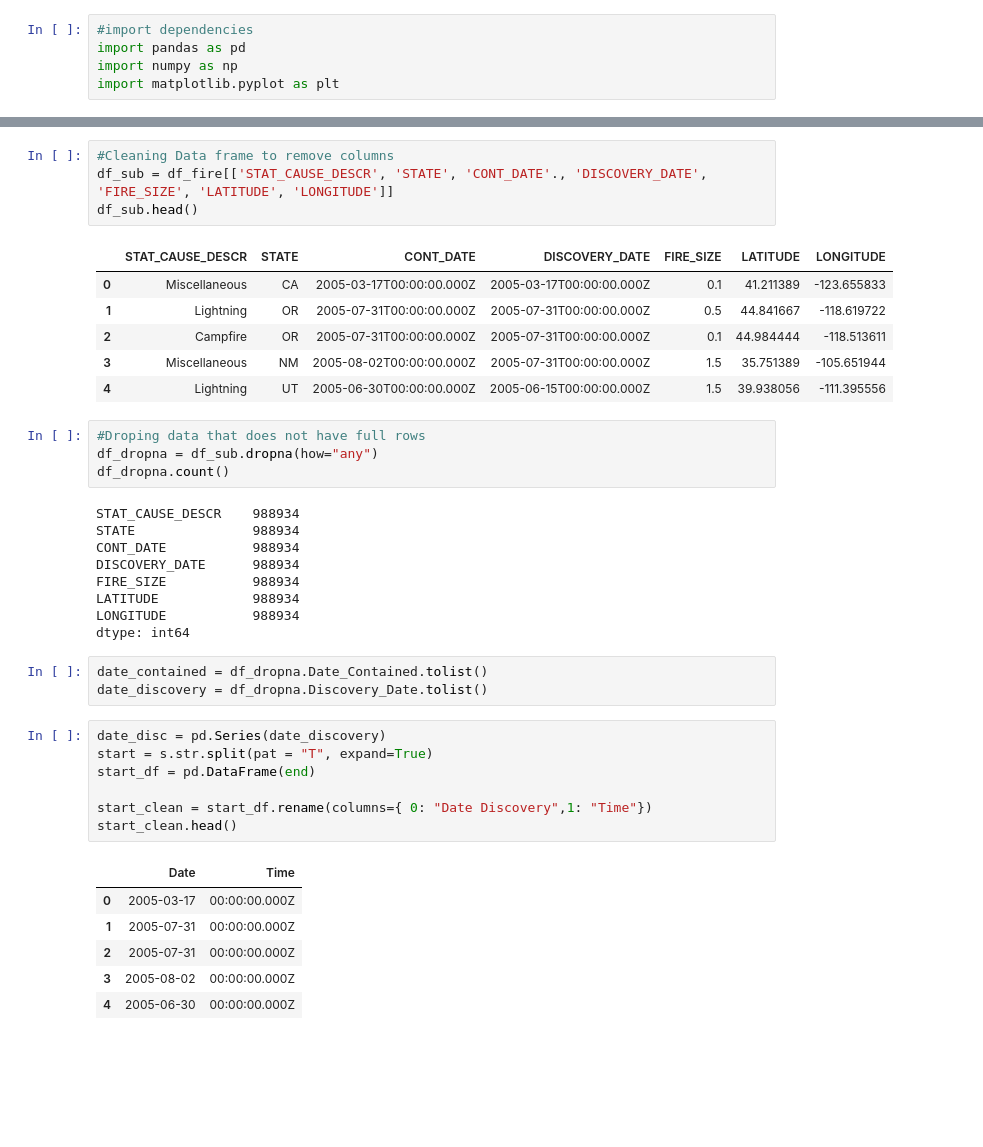
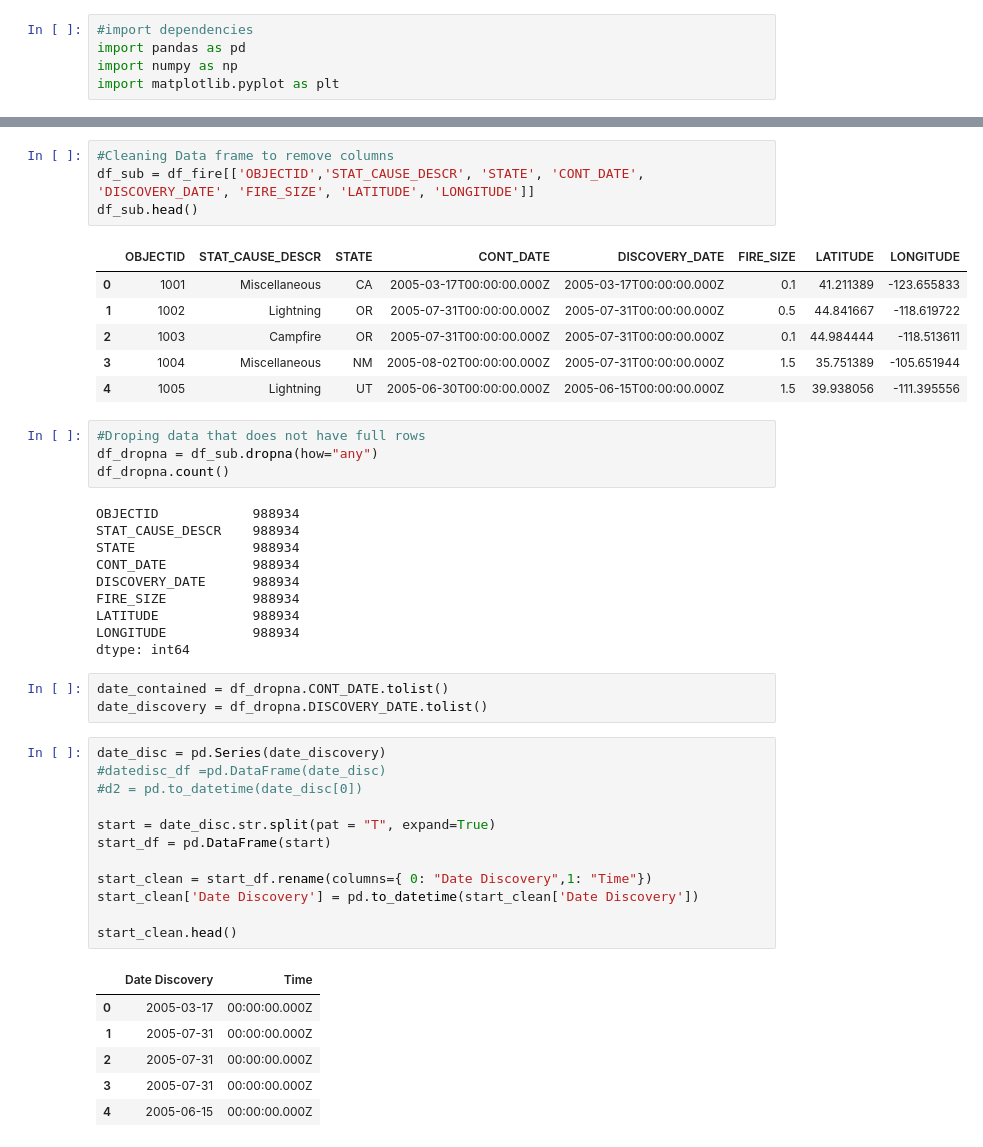
Before and after one commit to meharperjr/WyldFyrez, a Jupyter notebook: WyldFyres.ipynb, the cells around one changed output, grey strips where cells are left out. Cells and saved outputs as stored; diff of their text form; blank space fills up the shorter version.

```diff
--- a/WyldFyres.ipynb
+++ b/WyldFyres.ipynb
@@ -31,20 +31,21 @@ df_fire.head(10)
 | 9 | 9 | 1010 | Smoking | KS | 2005-08-02T00:00:00.000Z | 2005-08-02T00:00:00.000Z | 0.5 | 37.088056 | ... |
 # %%
 #Cleaning Data frame to remove columns
-df_sub = df_fire[['STAT_CAUSE_DESCR', 'STATE', 'CONT_DATE'., 'DISCOVERY_DATE', 'FIRE_SIZE', 'LATITUDE', 'LONGITUDE']]
+df_sub = df_fire[['OBJECTID','STAT_CAUSE_DESCR', 'STATE', 'CONT_DATE', 'DISCOVERY_DATE', 'FIRE_SIZE', 'LATITUDE', 'LONGITUDE']]
 df_sub.head()
 # %% [output]
-|  | STAT_CAUSE_DESCR | STATE | CONT_DATE | DISCOVERY_DATE | FIRE_SIZE | LATITUDE | LONGITUDE |
-| 0 | Miscellaneous | CA | 2005-03-17T00:00:00.000Z | 2005-03-17T00:00:00.000Z | 0.1 | 41.211389 | -123.655833 |
-| 1 | Lightning | OR | 2005-07-31T00:00:00.000Z | 2005-07-31T00:00:00.000Z | 0.5 | 44.841667 | -118.619722 |
-| 2 | Campfire | OR | 2005-07-31T00:00:00.000Z | 2005-07-31T00:00:00.000Z | 0.1 | 44.984444 | -118.513611 |
-| 3 | Miscellaneous | NM | 2005-08-02T00:00:00.000Z | 2005-07-31T00:00:00.000Z | 1.5 | 35.751389 | -105.651944 |
-| 4 | Lightning | UT | 2005-06-30T00:00:00.000Z | 2005-06-15T00:00:00.000Z | 1.5 | 39.938056 | -111.395556 |
+|  | OBJECTID | STAT_CAUSE_DESCR | STATE | CONT_DATE | DISCOVERY_DATE | FIRE_SIZE | LATITUDE | LONGITUDE |
+| 0 | 1001 | Miscellaneous | CA | 2005-03-17T00:00:00.000Z | 2005-03-17T00:00:00.000Z | 0.1 | 41.211389 | -123.655833 |
+| 1 | 1002 | Lightning | OR | 2005-07-31T00:00:00.000Z | 2005-07-31T00:00:00.000Z | 0.5 | 44.841667 | -118.619722 |
+| 2 | 1003 | Campfire | OR | 2005-07-31T00:00:00.000Z | 2005-07-31T00:00:00.000Z | 0.1 | 44.984444 | -118.513611 |
+| 3 | 1004 | Miscellaneous | NM | 2005-08-02T00:00:00.000Z | 2005-07-31T00:00:00.000Z | 1.5 | 35.751389 | -105.651944 |
+| 4 | 1005 | Lightning | UT | 2005-06-30T00:00:00.000Z | 2005-06-15T00:00:00.000Z | 1.5 | 39.938056 | -111.395556 |
 # %%
 #Droping data that does not have full rows
 df_dropna = df_sub.dropna(how="any")
 df_dropna.count()
 # %% [output]
+OBJECTID            988934
 STAT_CAUSE_DESCR    988934
 STATE               988934
 CONT_DATE           988934
@@ -54,21 +55,26 @@ LATITUDE            988934
 LONGITUDE           988934
 dtype: int64
 # %%
-date_contained = df_dropna.Date_Contained.tolist()
-date_discovery = df_dropna.Discovery_Date.tolist()
+date_contained = df_dropna.CONT_DATE.tolist()
+date_discovery = df_dropna.DISCOVERY_DATE.tolist()
 # %%
 date_disc = pd.Series(date_discovery)
-start = s.str.split(pat = "T", expand=True)
-start_df = pd.DataFrame(end)
+#datedisc_df =pd.DataFrame(date_disc)
+#d2 = pd.to_datetime(date_disc[0])
+
+start = date_disc.str.split(pat = "T", expand=True)
+start_df = pd.DataFrame(start)
 
 start_clean = start_df.rename(columns={ 0: "Date Discovery",1: "Time"})
+start_clean['Date Discovery'] = pd.to_datetime(start_clean['Date Discovery'])
+
 start_clean.head()
 # %% [output]
-|  | Date | Time |
+|  | Date Discovery | Time |
 | 0 | 2005-03-17 | 00:00:00.000Z |
 | 1 | 2005-07-31 | 00:00:00.000Z |
 | 2 | 2005-07-31 | 00:00:00.000Z |
-| 3 | 2005-08-02 | 00:00:00.000Z |
-| 4 | 2005-06-30 | 00:00:00.000Z |
+| 3 | 2005-07-31 | 00:00:00.000Z |
+| 4 | 2005-06-15 | 00:00:00.000Z |
 # %%
 date_cont = pd.Series(date_contained)
```
Also changed, not shown: parts of 15 cells of this notebook.
